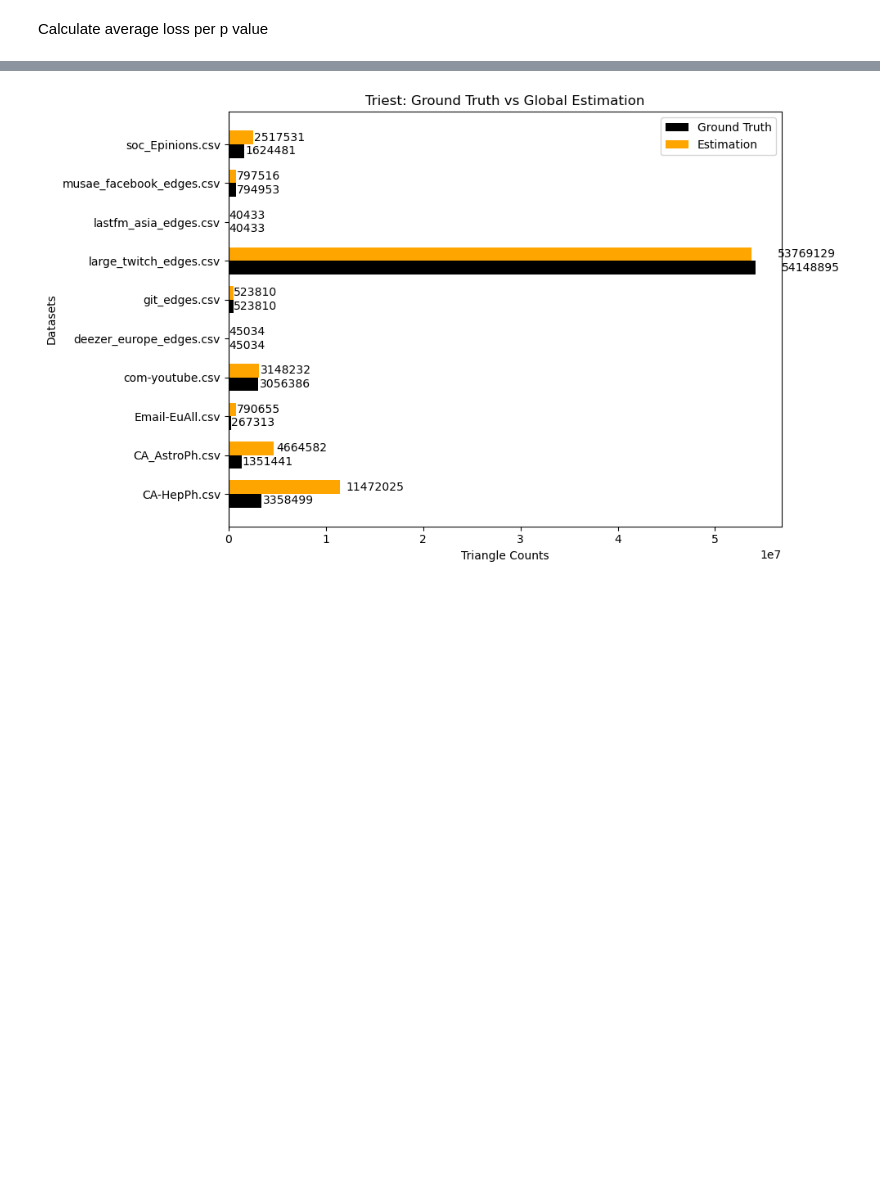
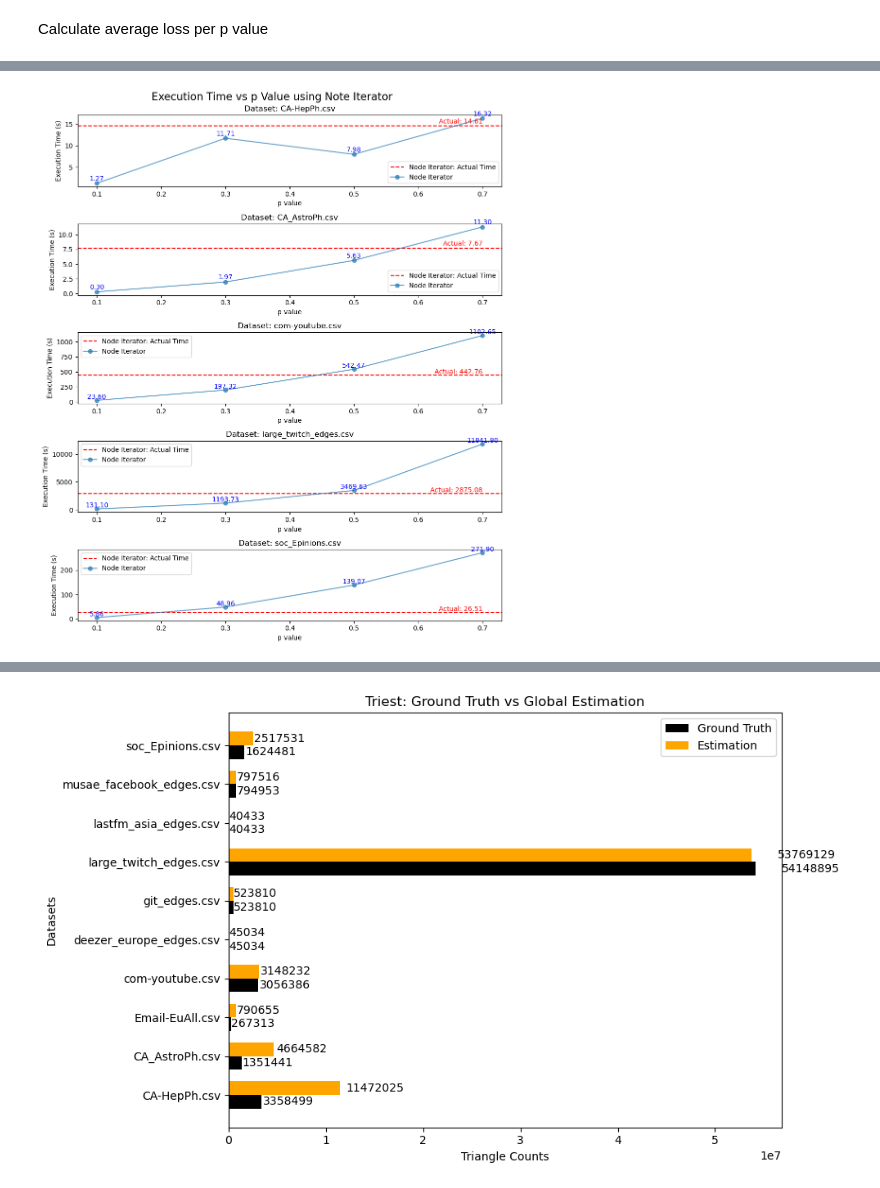
Before and after one commit to Konstantina5/DWS-Managing-and-Mining-Complex-Networks, a Jupyter notebook: experiments.ipynb, the cells around one changed output, grey strips where cells are left out. Saved outputs shown, nothing was run; the diff lists cells and outputs as text; code cells hidden in the pictures; blank space fills up the shorter version.

```diff
--- a/experiments.ipynb
+++ b/experiments.ipynb
@@ -337,0 +354,44 @@ print(avg_execution_time)
+# %%
+most_triangles_datasets = ['CA-HepPh.csv', 'CA_AstroPh.csv', 'com-youtube.csv', 'soc_Epinions.csv', 'large_twitch_edges.csv']
+
+mask = doulion_results['dataset'].isin(most_triangles_datasets)
+presentation_df = doulion_results[mask]
+
+datasets = presentation_df["dataset"].unique()
+p_values = presentation_df["p"].unique()
+
+fig, axes = plt.subplots(nrows=5, ncols=1, figsize=(10, 12))
+fig.suptitle('Execution Time vs p Value using Note Iterator', fontsize=16)
+
+axes = axes.flatten()
+
+for idx, dataset in enumerate(datasets):
+    data = presentation_df[presentation_df['dataset'] == dataset]
+
+    algorithm = 'Node Iterator'
+    algorithm_data = data[data['algorithm'] == algorithm]
+
+    actual_execution_time = result[(result['algorithm'] == algorithm) & (result['dataset'] == dataset)]['execution_time'].iloc[0]
+
+    axes[idx].axhline(y=actual_execution_time, color='red', linestyle='--', label=f'{algorithm}: Actual Time')
+
+    axes[idx].plot(algorithm_data['p'], algorithm_data['execution_time'], label=f'{algorithm}', marker='o', linestyle='-', alpha=0.7)
+
+    for i, p_value in enumerate(algorithm_data['p']):
+        execution_time = algorithm_data.iloc[i]['execution_time']
+        axes[idx].text(p_value, execution_time + 0.2, f'{execution_time:.2f}', ha='center', va='bottom', fontsize=10, color='blue')
+
+    max_p_value = max(algorithm_data['p'])
+    axes[idx].text(max_p_value, actual_execution_time + 0.2, f'Actual: {actual_execution_time:.2f}', color='red', fontsize=10, ha='right', va='bottom')
+
+    axes[idx].set_title(f"Dataset: {dataset}")
+    axes[idx].set_xlabel("p value")
+    axes[idx].set_ylabel("Execution Time (s)")
+
+    axes[idx].legend()
+
+plt.tight_layout()
+
+plt.show()
+# %% [output]
+[figure, added]
```
Also changed, not shown: parts of 20 cells of this notebook.
